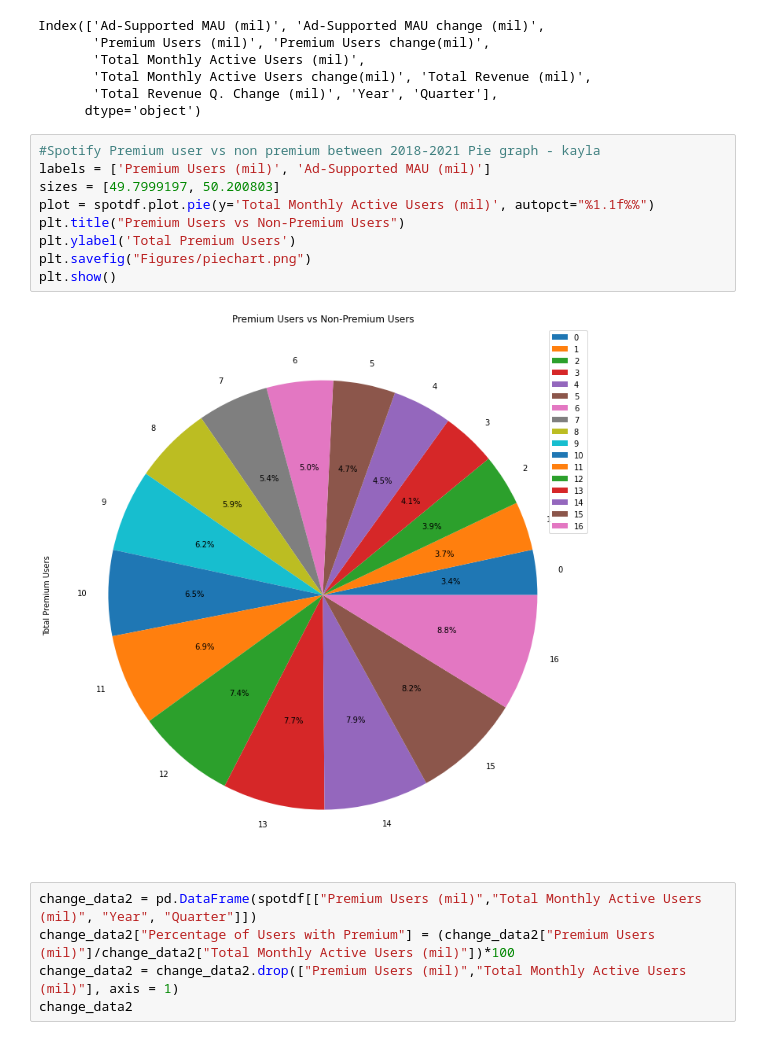
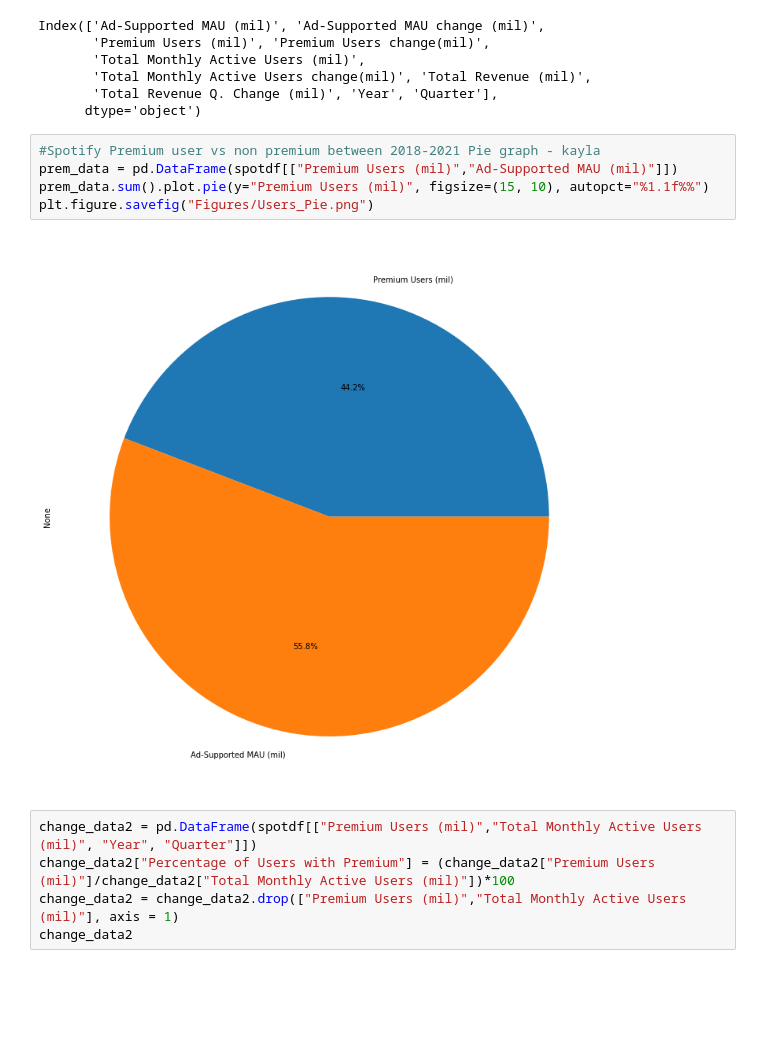
Before and after one commit to abesprgrss/Project-1, a Jupyter notebook: Spotify_Covid2.ipynb, the cells around one changed output. Cells and saved outputs as stored; diff of their text form; blank space fills up the shorter version.

```diff
--- a/Spotify_Covid2.ipynb
+++ b/Spotify_Covid2.ipynb
@@ -35,17 +35,13 @@ Index(['Ad-Supported MAU (mil)', 'Ad-Supported MAU change (mil)',
        'Total Monthly Active Users change(mil)', 'Total Revenue (mil)',
        'Total Revenue Q. Change (mil)', 'Year', 'Quarter'],
       dtype='object')
-# %%
-#Spotify Premium user vs non premium between 2018-2021 Pie graph - kayla
-labels = ['Premium Users (mil)', 'Ad-Supported MAU (mil)']
-sizes = [49.7999197, 50.200803]
-plot = spotdf.plot.pie(y='Total Monthly Active Users (mil)', autopct="%1.1f%%")
-plt.title("Premium Users vs Non-Premium Users")
-plt.ylabel('Total Premium Users')
-plt.savefig("Figures/piechart.png")
-plt.show()
-# %% [output]
-[figure, removed]
+# %%
+#Spotify Premium user vs non premium between 2018-2021 Pie graph - kayla
+prem_data = pd.DataFrame(spotdf[["Premium Users (mil)","Ad-Supported MAU (mil)"]])
+prem_data.sum().plot.pie(y="Premium Users (mil)", figsize=(15, 10), autopct="%1.1f%%")
+plt.figure.savefig("Figures/Users_Pie.png")
+# %% [output]
+[figure, added]
 # %%
 change_data2 = pd.DataFrame(spotdf[["Premium Users (mil)","Total Monthly Active Users (mil)", "Year", "Quarter"]])
 change_data2["Percentage of Users with Premium"] = (change_data2["Premium Users (mil)"]/change_data2["Total Monthly Active Users (mil)"])*100
```
Also changed, not shown: parts of 1 cell of this notebook, 1 other file.
